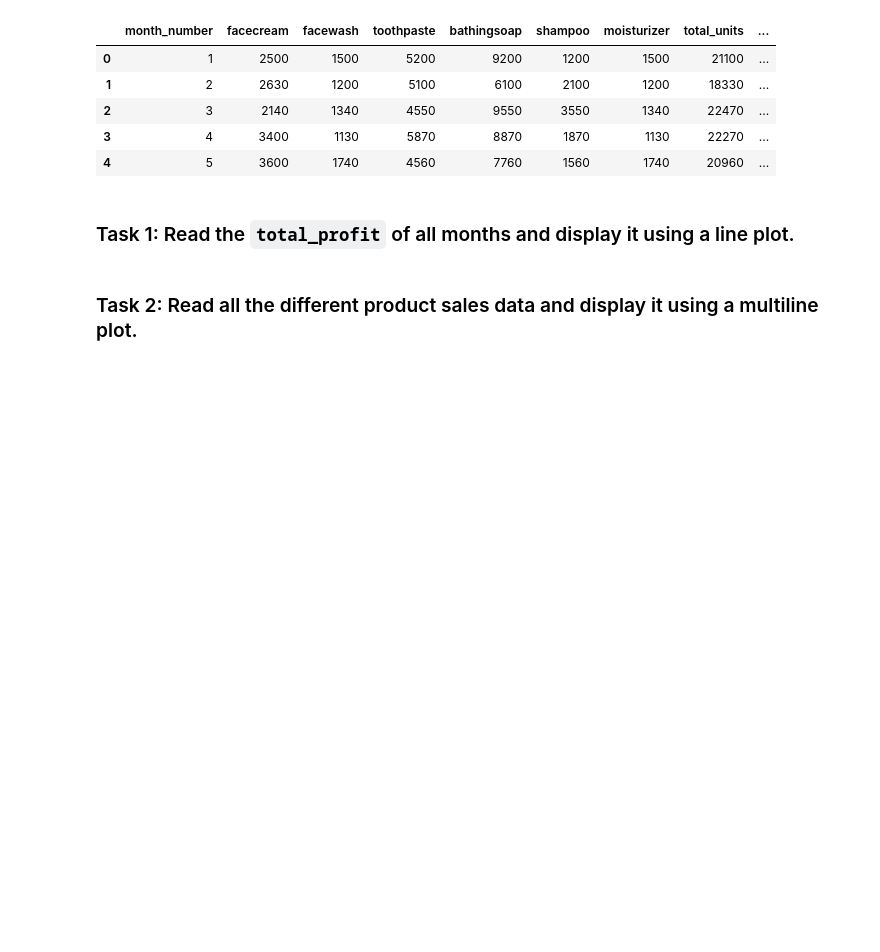
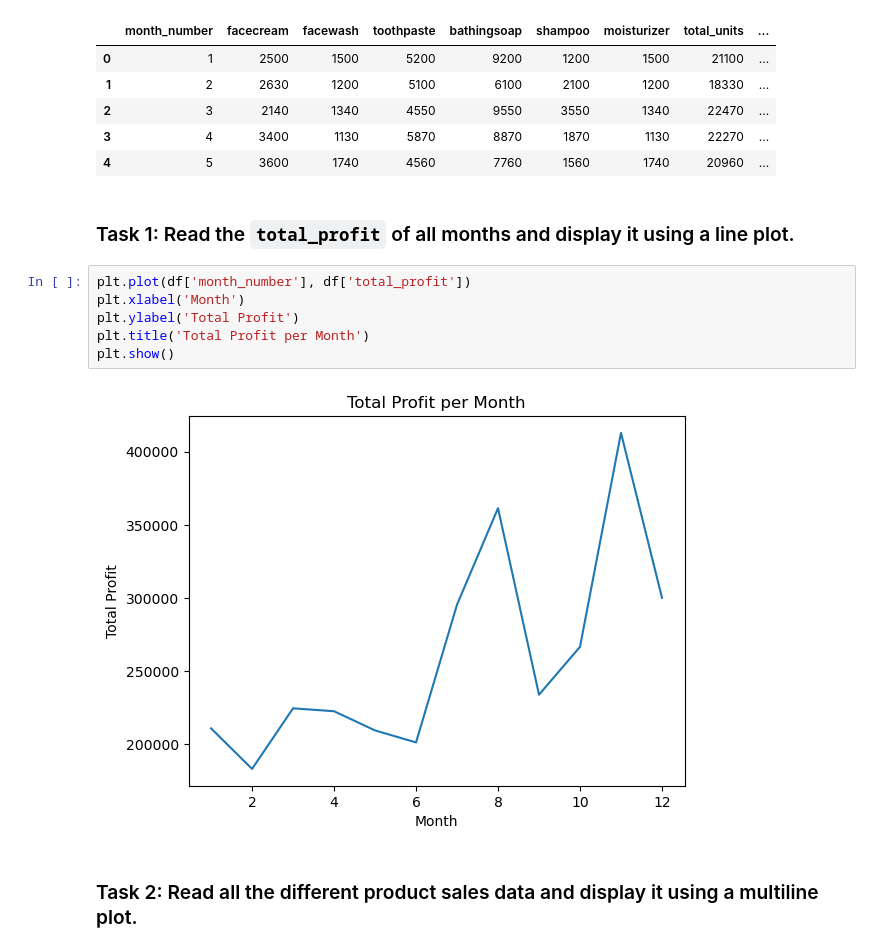
Before and after one commit to rdebullain/dataviz_exercises, a Jupyter notebook: matplotlib_exercise.ipynb, the cells around one changed output. Saved outputs shown, nothing was run; the diff lists cells and outputs as text; blank space fills up the shorter version.

```diff
--- a/matplotlib_exercise.ipynb
+++ b/matplotlib_exercise.ipynb
@@ -19,5 +19,13 @@ df.head()
 | 4 | 5 | 3600 | 1740 | 4560 | 7760 | 1560 | 1740 | 20960 | ... |
 # %% [markdown]
 ### Task 1: Read the `total_profit` of all months and display it using a line plot.
+# %%
+plt.plot(df['month_number'], df['total_profit'])
+plt.xlabel('Month')
+plt.ylabel('Total Profit')
+plt.title('Total Profit per Month')
+plt.show()
+# %% [output]
+[figure, added]
 # %% [markdown]
 ### Task 2: Read all the different product sales data and display it using a multiline plot.
```
Also changed, not shown: parts of 2 cells of this notebook.
